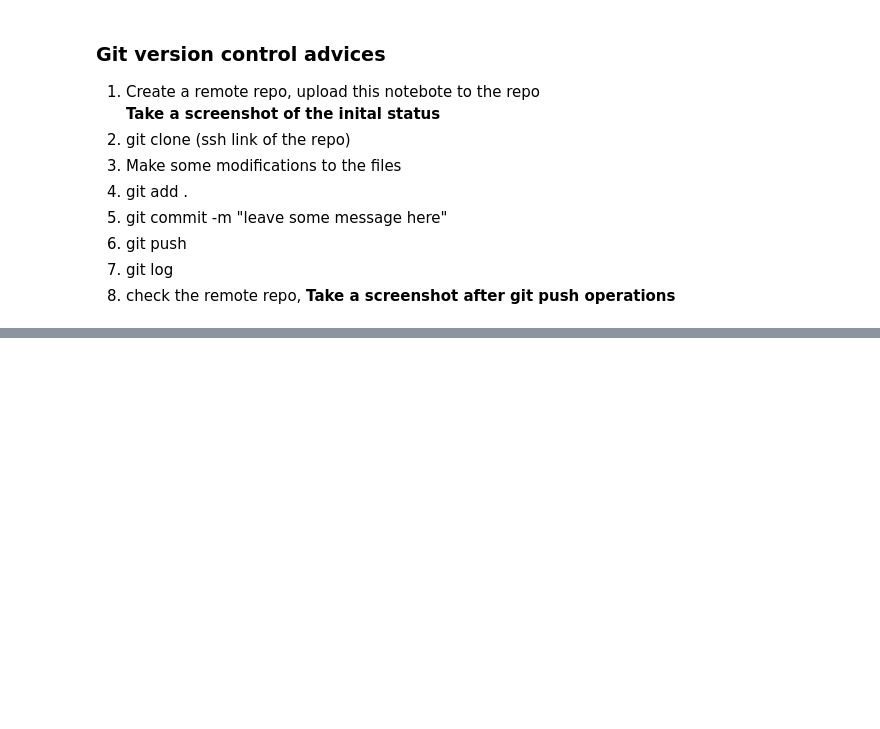
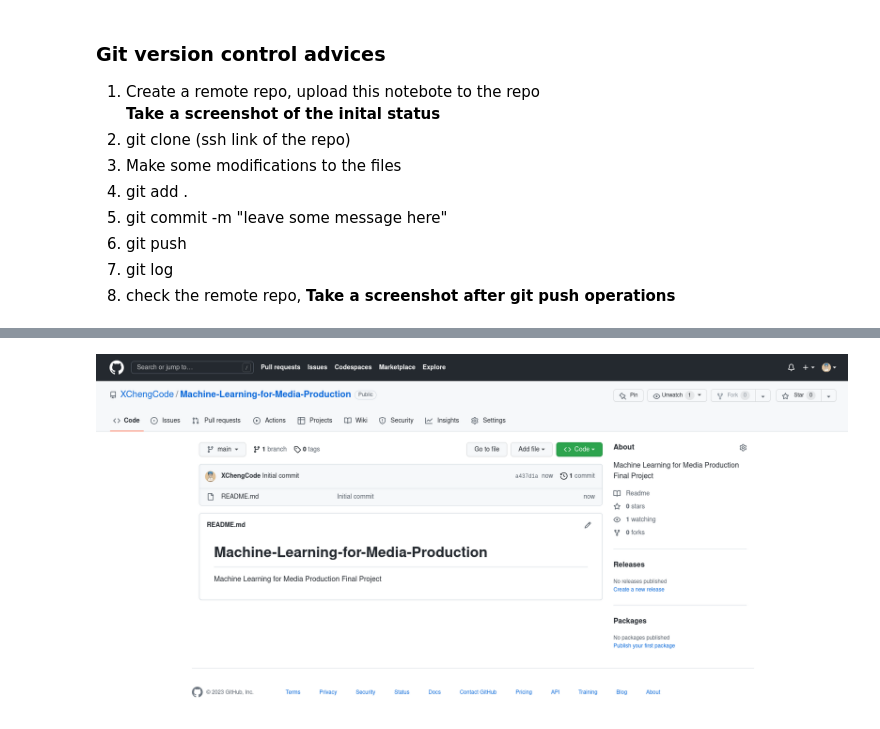
Before and after one commit to XChengCode/Machine-Learning-for-Media-Production, a Jupyter notebook: project.ipynb, the cells around one changed output, grey strips where cells are left out. Saved outputs shown, nothing was run; the diff lists cells and outputs as text; code cells hidden in the pictures; blank space fills up the shorter version.

```diff
--- a/project.ipynb
+++ b/project.ipynb
@@ -983,7 +1003,9 @@ Image("git merge.png")
 # %%
 Image("git push steps.png")
 # %%
-Image("before.png")
+Image("img/before.png",width=800,height=655)
+# %% [output]
+[figure, added]
 # %%
 Image("after.png")
 # %%
```
Also changed, not shown: parts of 26 cells of this notebook, 5 other files.
